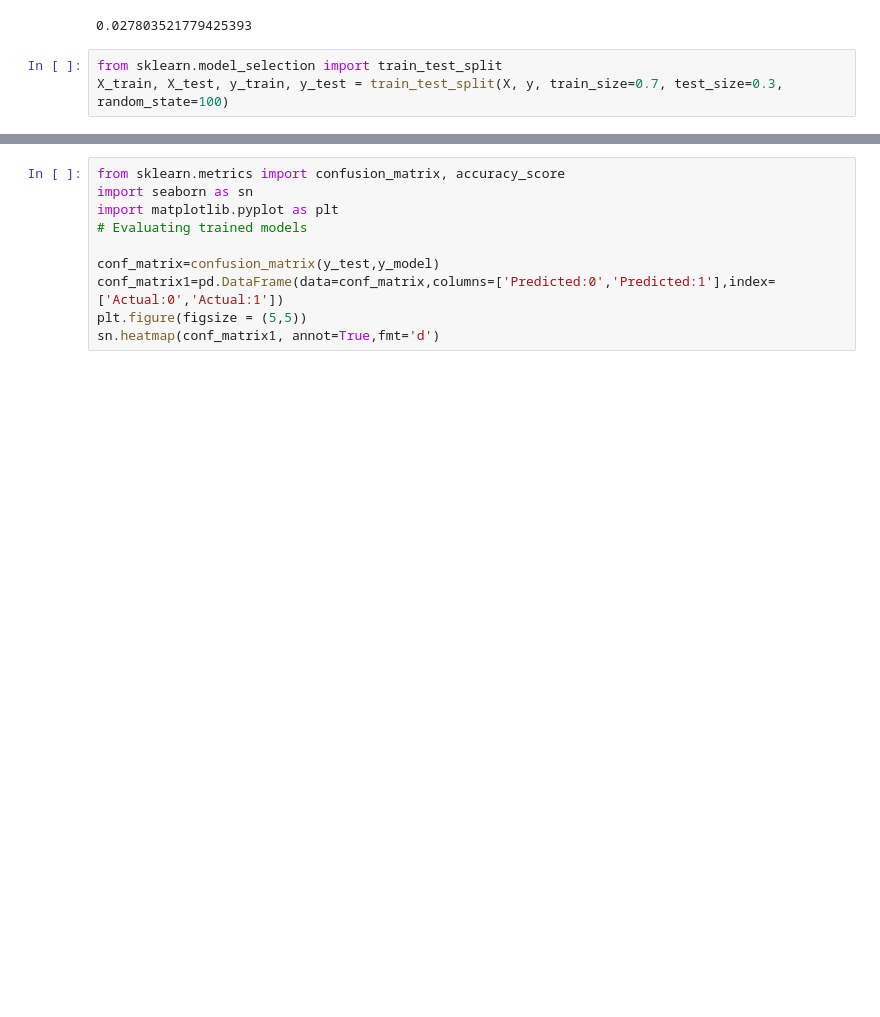
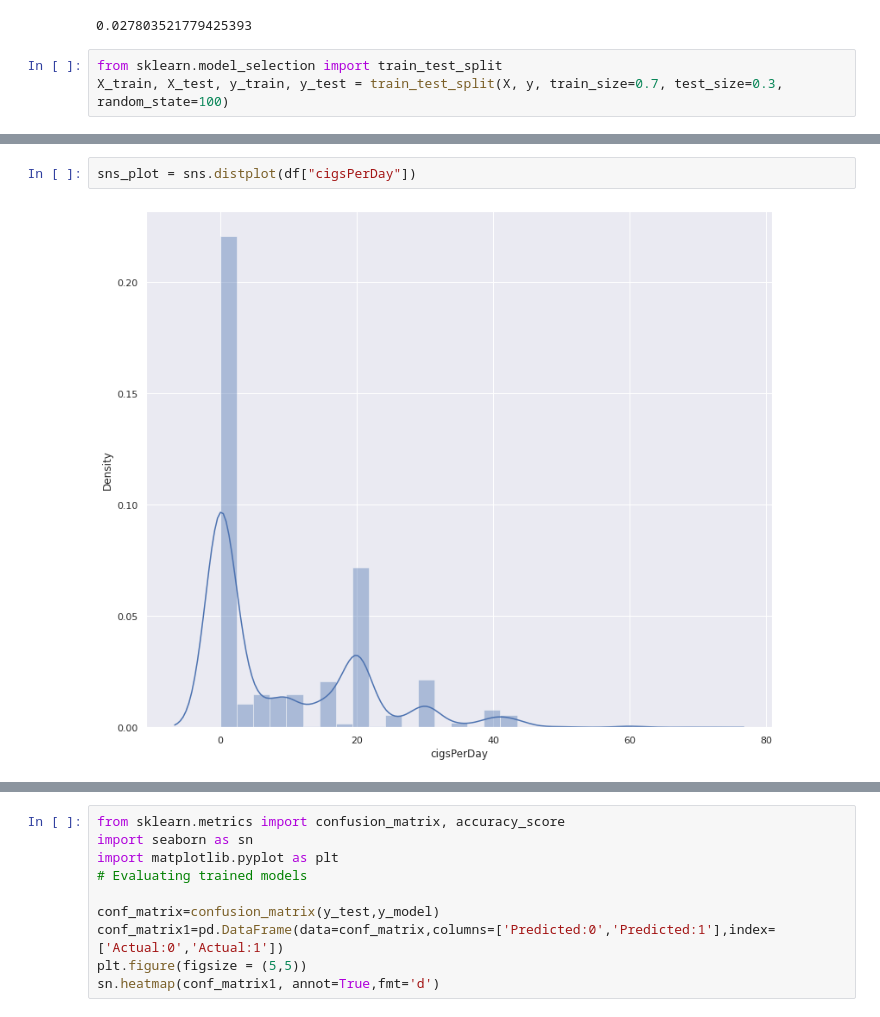
Before and after one commit to npnayak/Credit-Card, a Jupyter notebook: Homework_3.ipynb, the cells around one changed output, grey strips where cells are left out. Cells and saved outputs as stored; diff of their text form; blank space fills up the shorter version.

```diff
--- a/Homework_3.ipynb
+++ b/Homework_3.ipynb
@@ -261,0 +289,4 @@ Generalized Linear Model Regression Results
+# %%
+sns_plot = sns.distplot(df["cigsPerDay"])
+# %% [output]
+[figure, added]
```
Also changed, not shown: parts of 21 cells of this notebook.
